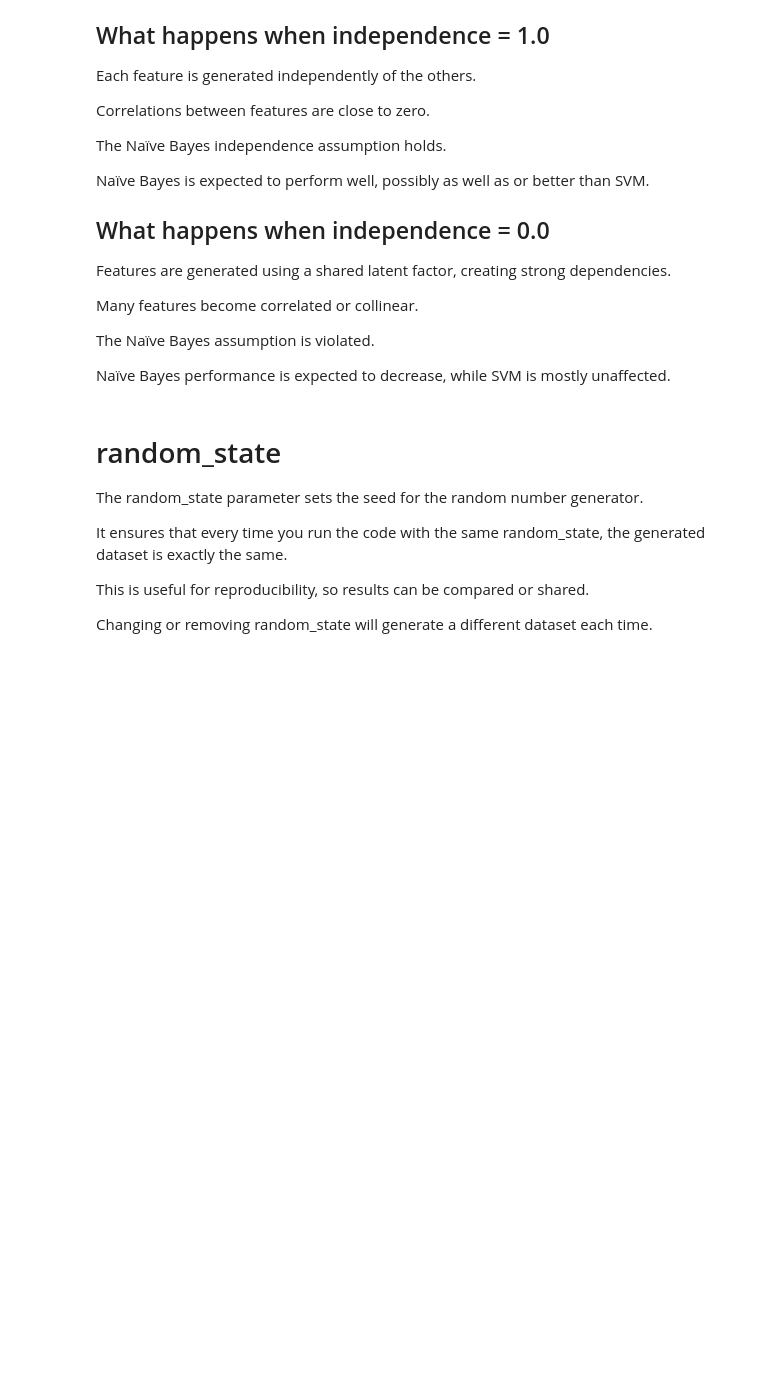
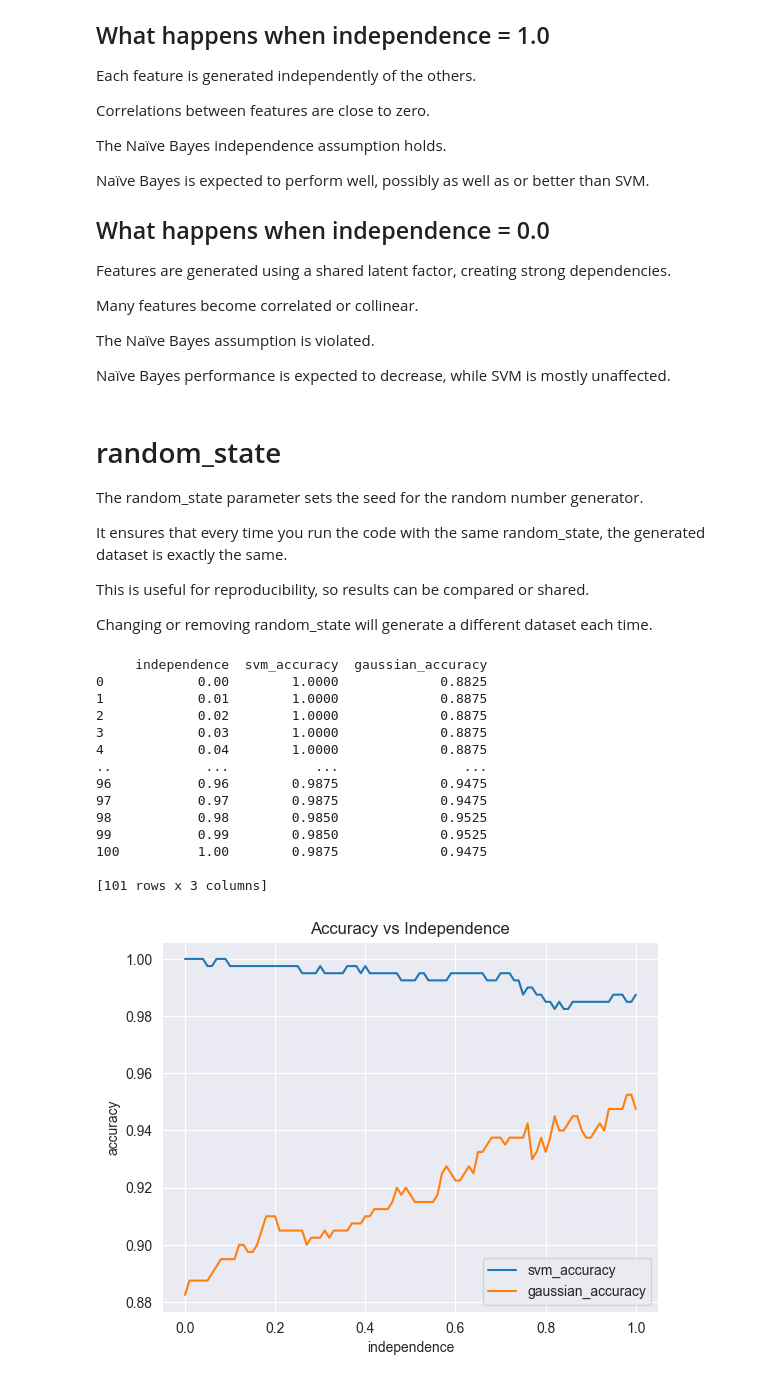
Before and after one commit to JanKoch99/MachineLearningDataMining, a Jupyter notebook: DataGeneration.ipynb, the cells around one changed output. Saved outputs shown, nothing was run; the diff lists cells and outputs as text; code cells hidden in the pictures; blank space fills up the shorter version.

```diff
--- a/DataGeneration.ipynb
+++ b/DataGeneration.ipynb
@@ -191,3 +212,79 @@ It ensures that every time you run the code with the same random_state, the gene
 This is useful for reproducibility, so results can be compared or shared.
 
 Changing or removing random_state will generate a different dataset each time.
+# %%
+from sklearn.preprocessing import StandardScaler
+def scale_features(X: pd.DataFrame) -> pd.DataFrame:
+    numeric_cols = X.select_dtypes(include=["int64", "float64"]).columns
+
+    X_processed = pd.get_dummies(X, drop_first=True, dtype=int)
+
+    if not numeric_cols.empty:
+        scaler = StandardScaler()
+        X_processed[numeric_cols] = scaler.fit_transform(X_processed[numeric_cols])
+
+    return X_processed
+# %%
+from sklearn.svm import SVC
+from sklearn.metrics import accuracy_score
+from sklearn.naive_bayes import GaussianNB
+from sklearn.model_selection import train_test_split
+
+samples = 2000
+independence_steps = np.round(np.arange(0, 1.01, 0.01), 2)
+
+
+
+accuraccy = pd.DataFrame(columns=["independence", "svm_accuracy", "gaussian_accuracy"])
+
+for independence_step in independence_steps:
+    data = generate_synthetic_data(
+        n_samples=samples,
+        independence=independence_step,
+        random_state=42
+    )
+
+    X = scale_features(data.loc[:, data.columns != 'y'])
+    Y = data['y']
+    X_train, X_test, y_train, y_test = train_test_split(X, Y, test_size=0.2, random_state=42)
+
+    svm_model = SVC(kernel='rbf', random_state=42)
+    gaussian_model = GaussianNB()
+    # Fit the model
+    svm_model.fit(X_train, y_train)
+    gaussian_model.fit(X_train, y_train)
+
+    # Predict with model
+    y_pred_svm = svm_model.predict(X_test)
+    y_pred_gaussian = gaussian_model.predict(X_test)
+
+    # Gain accuracy score
+    svm_accuracy = accuracy_score(y_test, y_pred_svm)
+    gaussian_accuracy = accuracy_score(y_test, y_pred_gaussian)
+    accuraccy.loc[len(accuraccy)] = [independence_step, svm_accuracy, gaussian_accuracy]
+
+print(accuraccy)
+plt.figure()
+plt.plot(accuraccy["independence"], accuraccy["svm_accuracy"], label="svm_accuracy")
+plt.plot(accuraccy["independence"], accuraccy["gaussian_accuracy"], label="gaussian_accuracy")
+plt.xlabel("independence")
+plt.ylabel("accuracy")
+plt.legend()
+plt.title("Accuracy vs Independence")
+plt.show()
+# %% [output]
+     independence  svm_accuracy  gaussian_accuracy
+0            0.00        1.0000             0.8825
+1            0.01        1.0000             0.8875
+2            0.02        1.0000             0.8875
+3            0.03        1.0000             0.8875
+4            0.04        1.0000             0.8875
+..            ...           ...                ...
+96           0.96        0.9875             0.9475
+97           0.97        0.9875             0.9475
+98           0.98        0.9850             0.9525
+99           0.99        0.9850             0.9525
+100          1.00        0.9875             0.9475
+
+[101 rows x 3 columns]
+[figure, added]
```
Also changed, not shown: parts of 2 cells of this notebook, 1 other file.
